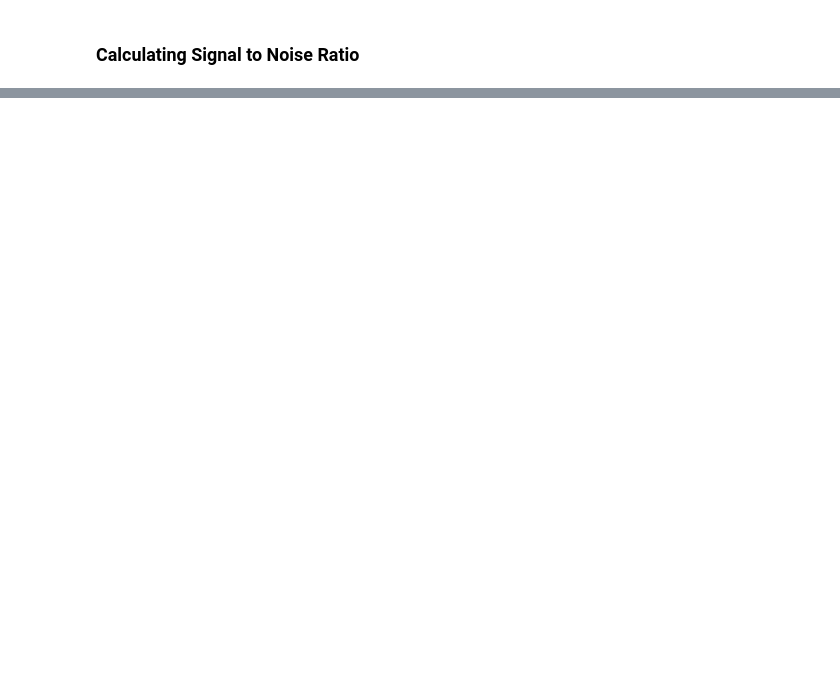
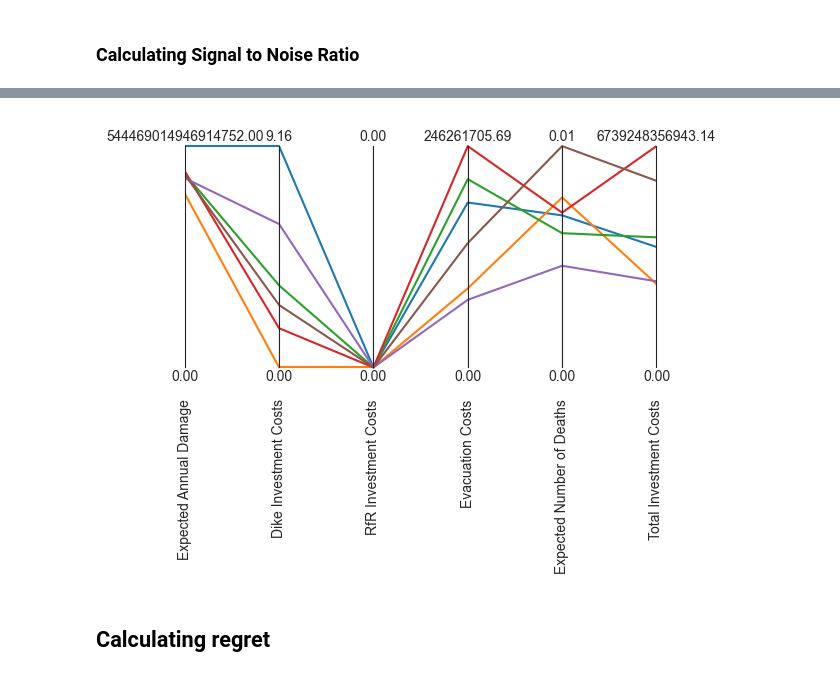
Before and after one commit to BabylonVampyre/MBDM_model_Delata_comission_2024, a Jupyter notebook: final assignment/Robustness_Evaluation.ipynb, the cells around one changed output, grey strips where cells are left out. Drawn from its saved outputs; the diff is of its cells as text; code cells hidden in the pictures; blank space fills up the shorter version.

Commit message:
Robustness Evaluation. Plots generated

```diff
--- a/final assignment/Robustness_Evaluation.ipynb
+++ b/final assignment/Robustness_Evaluation.ipynb
@@ -55,6 +66,6 @@ logical_3 = results['Expected Annual Damage']<0.1
 # %%
-policies = results[logical_1 & logical_2 & logical_3]
+policies = pd.concat([results_v0[logical_1 & logical_2 & logical_3],results_v1[logical_11 & logical_21 & logical_31]])
 policies = policies.drop([o.name for o in model.outcomes], axis=1)
 policies = policies.drop(columns=['RfR_agg'])
-policies.columns
+policies.info()
 # %% [output]
@@ -83,11 +108,13 @@ with MultiprocessingEvaluator(model) as evaluator:
 # %% [markdown]
 ### Calculating Signal to Noise Ratio
+# %%
+scenario_results=load_results("directed search results/policy_robustness_1000_scenarios.tar.gz")
 # %%
 def s_to_n(data, direction):
     mean = np.mean(data)
     std = np.std(data)
 
-    if direction==ScalarOutcome.MINIMIZE:
+    if direction==ScalarOutcome.MAXIMIZE:
         return mean/std
     else:
         return mean*std
@@ -108,0 +149,2 @@ scores
+# %%
+ooi=scores.columns.tolist()
@@ -109,11 +170,15 @@ scores
 # %%
 from ema_workbench.analysis import parcoords
 
 data = scores
 limits = parcoords.get_limits(data)
-limits.loc[0, ['utility', 'inertia', 'reliability', 'max_P']] = 0
+limits.loc[0, ooi] = 0
 
-paraxes = parcoords.ParallelAxes(limits)
+paraxes = parcoords.ParallelAxes(limits, fontsize=10)
 paraxes.plot(data)
-paraxes.invert_axis('max_P')
+plt.savefig("directed search results/parcoord for SNR plot.png")
 plt.show()
+# %% [output]
+[figure, added]
+# %% [markdown]
+## Calculating regret
```
Also changed, not shown: parts of 22 cells of this notebook, 7 other files.
